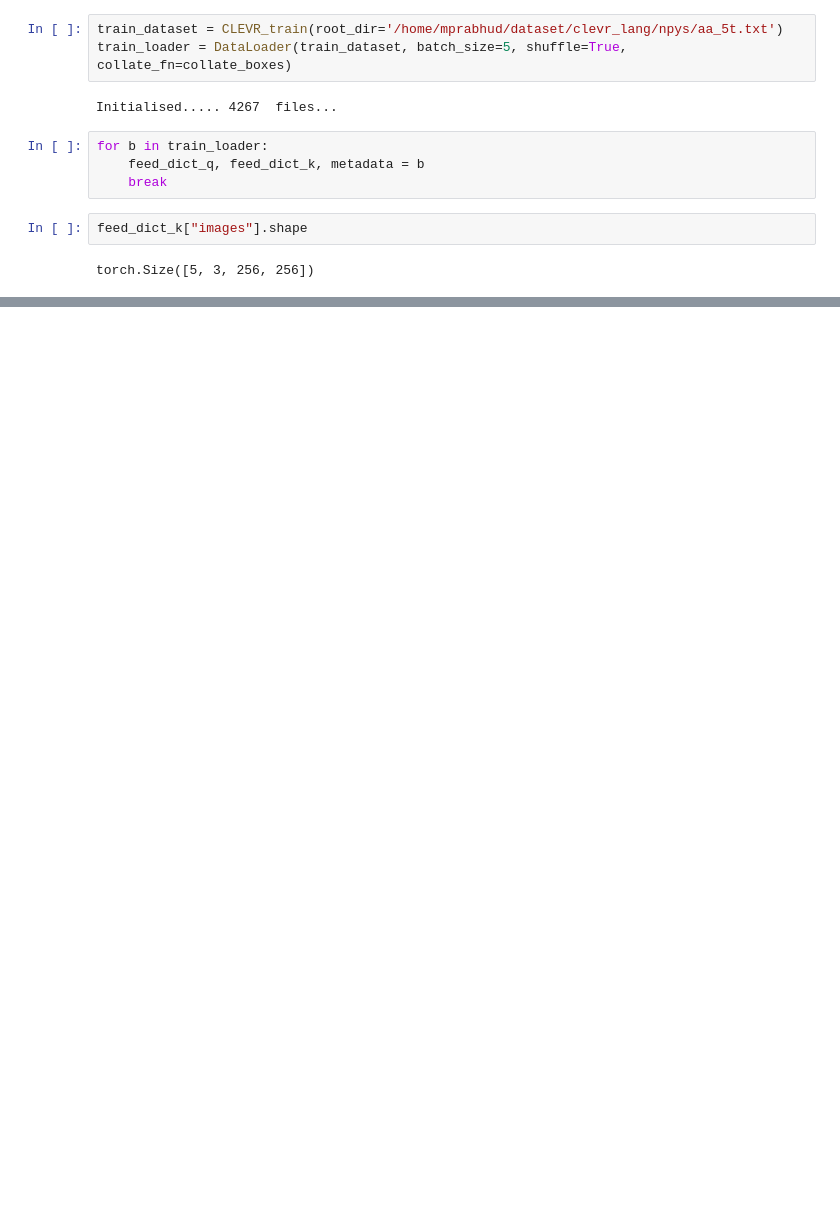
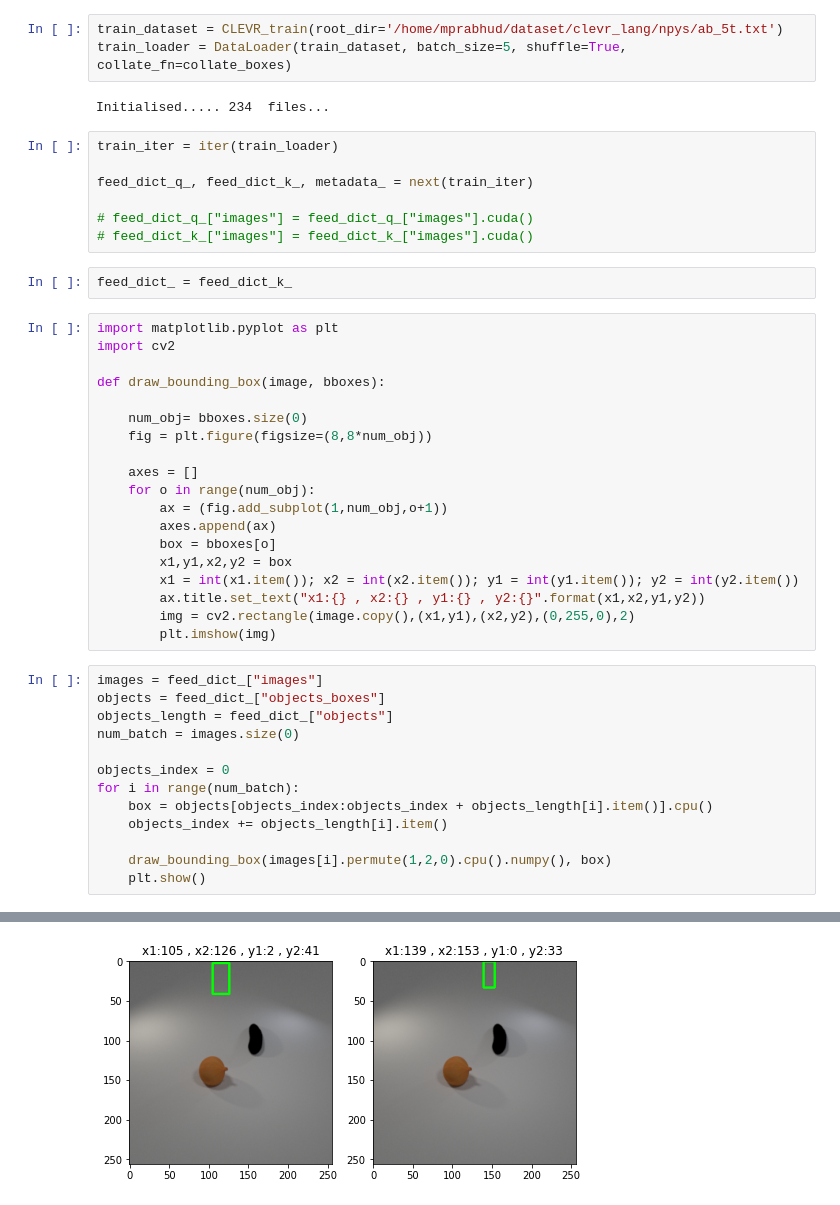
Before and after one commit to sakshamjindal/Non-Metric-3d-Representation, a Jupyter notebook: nbs/Dataloader_check.ipynb, the cells around one changed output, grey strips where cells are left out. Saved outputs shown, nothing was run; the diff lists cells and outputs as text; blank space fills up the shorter version.

Commit message:
dataloader added with visual checks

```diff
--- a/nbs/Dataloader_check.ipynb
+++ b/nbs/Dataloader_check.ipynb
@@ -19,13 +13,47 @@ from core.dataloader import CLEVR_train, collate_boxes, CLEVR_train_onlyquery, c
 # %%
-train_dataset = CLEVR_train(root_dir='/home/mprabhud/dataset/clevr_lang/npys/aa_5t.txt')
+train_dataset = CLEVR_train(root_dir='/home/mprabhud/dataset/clevr_lang/npys/ab_5t.txt')
 train_loader = DataLoader(train_dataset, batch_size=5, shuffle=True, collate_fn=collate_boxes)
 # %% [output]
-Initialised..... 4267  files...
+Initialised..... 234  files...
-# %%
-for b in train_loader:
-    feed_dict_q, feed_dict_k, metadata = b
-    break
-# %%
-feed_dict_k["images"].shape
-# %% [output]
-torch.Size([5, 3, 256, 256])
+# %%
+train_iter = iter(train_loader)
+
+feed_dict_q_, feed_dict_k_, metadata_ = next(train_iter)
+
+# feed_dict_q_["images"] = feed_dict_q_["images"].cuda()
+# feed_dict_k_["images"] = feed_dict_k_["images"].cuda()
+# %%
+feed_dict_ = feed_dict_k_
+# %%
+import matplotlib.pyplot as plt
+import cv2
+
+def draw_bounding_box(image, bboxes):
+
+    num_obj= bboxes.size(0)
+    fig = plt.figure(figsize=(8,8*num_obj))
+
+    axes = []
+    for o in range(num_obj):
+        ax = (fig.add_subplot(1,num_obj,o+1))
+        axes.append(ax)
+        box = bboxes[o]
+        x1,y1,x2,y2 = box
+        x1 = int(x1.item()); x2 = int(x2.item()); y1 = int(y1.item()); y2 = int(y2.item())
+        ax.title.set_text("x1:{} , x2:{} , y1:{} , y2:{}".format(x1,x2,y1,y2))
+        img = cv2.rectangle(image.copy(),(x1,y1),(x2,y2),(0,255,0),2)
+        plt.imshow(img)
+# %%
+images = feed_dict_["images"]
+objects = feed_dict_["objects_boxes"]
+objects_length = feed_dict_["objects"]
+num_batch = images.size(0)
+
+objects_index = 0
+for i in range(num_batch):
+    box = objects[objects_index:objects_index + objects_length[i].item()].cpu()
+    objects_index += objects_length[i].item()
+
+    draw_bounding_box(images[i].permute(1,2,0).cpu().numpy(), box)
+    plt.show()
+# %% [output]
@@ -31,0 +62 @@ torch.Size([5, 3, 256, 256])
+[figure, added]
```
Also changed, not shown: parts of 4 cells of this notebook, 1 other file.
